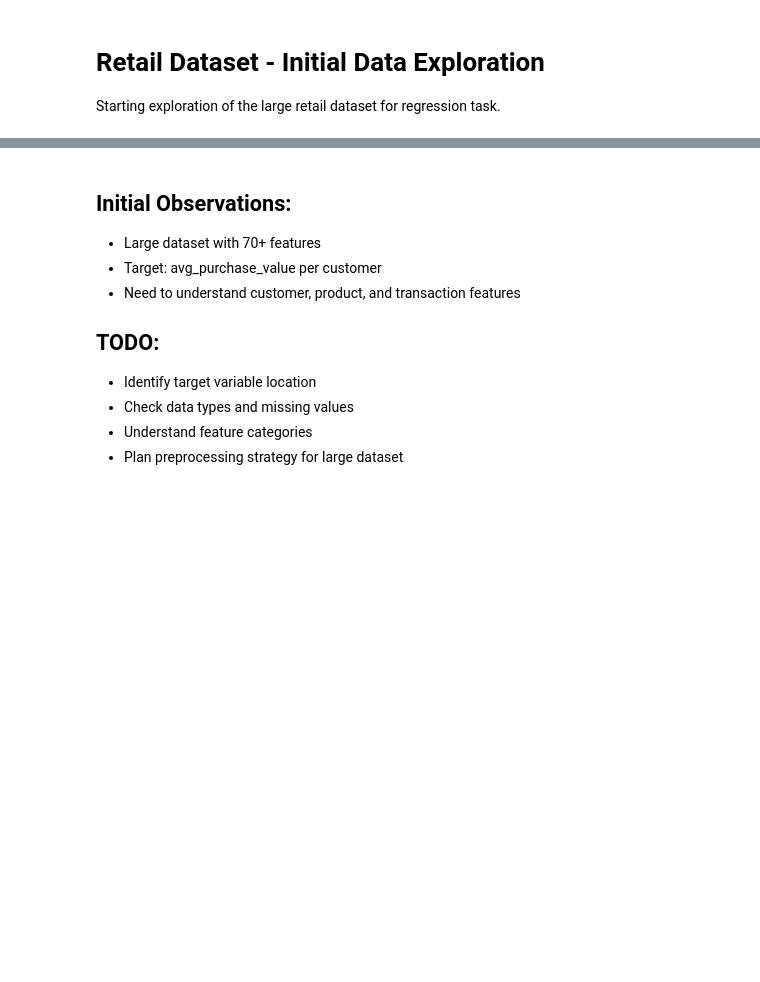
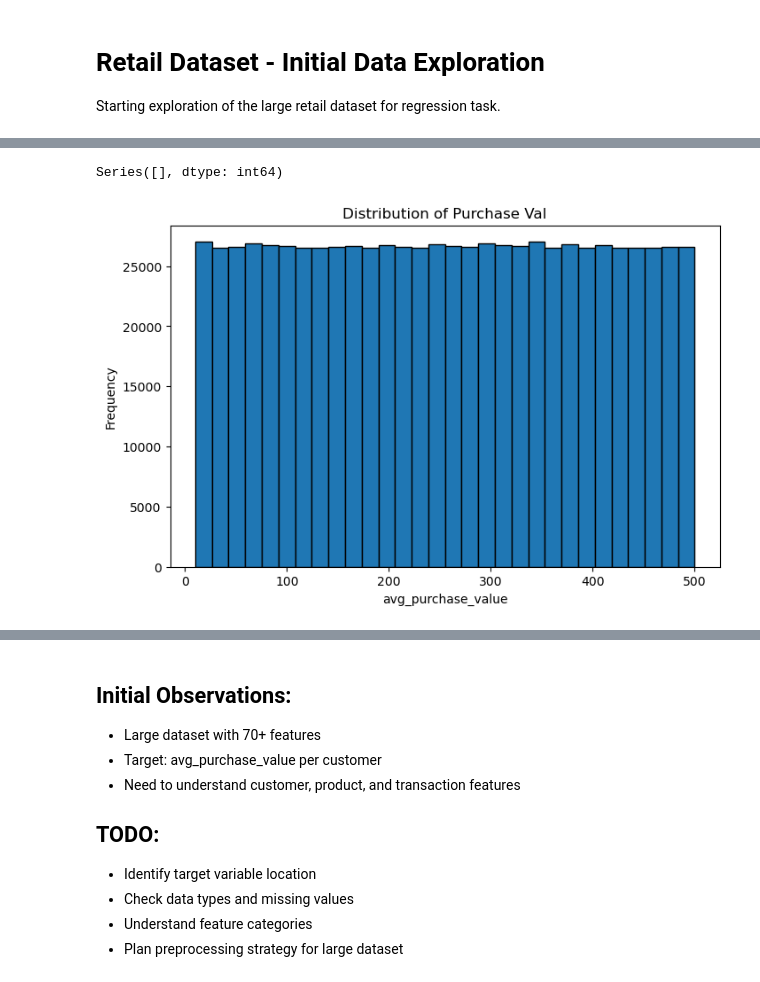
Before and after one commit to chibindaTim/retail_task, a Jupyter notebook: notebooks/data_exploration.ipynb, the cells around one changed output, grey strips where cells are left out. Drawn from its saved outputs; the diff is of its cells as text; code cells hidden in the pictures; blank space fills up the shorter version.

Commit message:
Exploration,Train Model, Preprocessing

```diff
--- a/notebooks/data_exploration.ipynb
+++ b/notebooks/data_exploration.ipynb
@@ -9,6 +9,6 @@ import matplotlib.pyplot as plt
 import seaborn as sns
 # %%
 # Load the dataset - this might take a moment due to size
-df = pd.read_csv('../data/train_data.csv')
+df = pd.read_csv(r'C:\Users\nicol\retail_task\data\Retail.csv')
 print(f"Dataset shape: {df.shape}")
 print(f"Memory usage: {df.memory_usage(deep=True).sum() / 1024**2:.2f} MB")
@@ -20,0 +49,19 @@ df.head()
+# %%
+#check for missing values
+#Number of missing values in each column of dataset
+missing_val_count_by_column = (df.isnull().sum())
+print(missing_val_count_by_column[missing_val_count_by_column > 0])
+# %% [output]
+Series([], dtype: int64)
+# %%
+#check avg purchase val distribution
+import matplotlib.pyplot as plt
+
+plt.figure(figsize=(8,5))
+plt.hist(df["avg_purchase_value"], bins=30, edgecolor='k')
+plt.title("Distribution of Purchase Val")
+plt.xlabel("avg_purchase_value")
+plt.ylabel("Frequency")
+plt.show()
+# %% [output]
+[figure, added]
```
Also changed, not shown: parts of 9 cells of this notebook, 2 other files.
